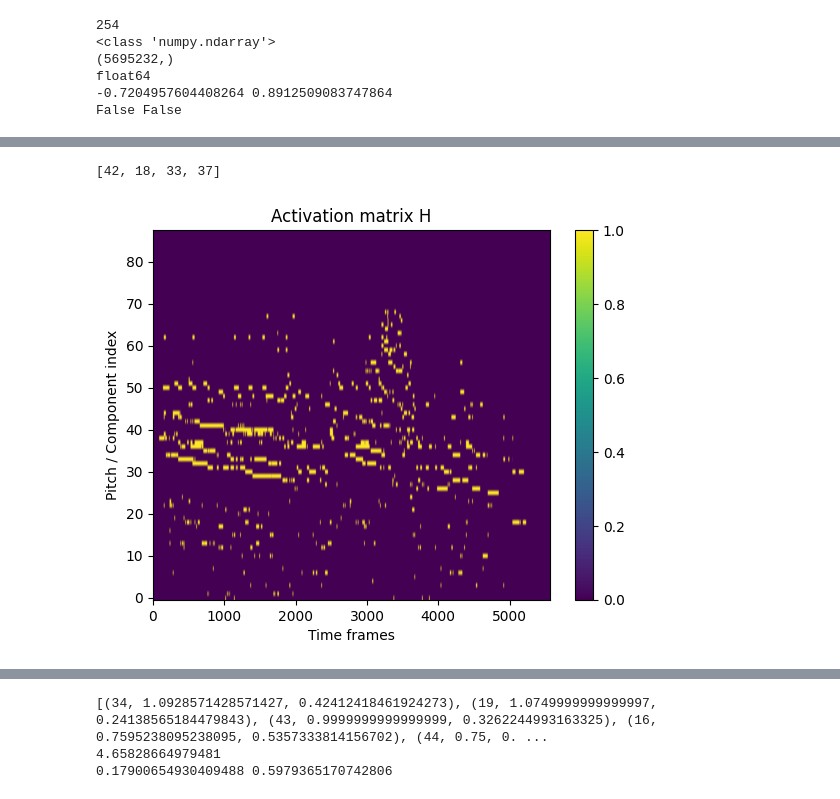
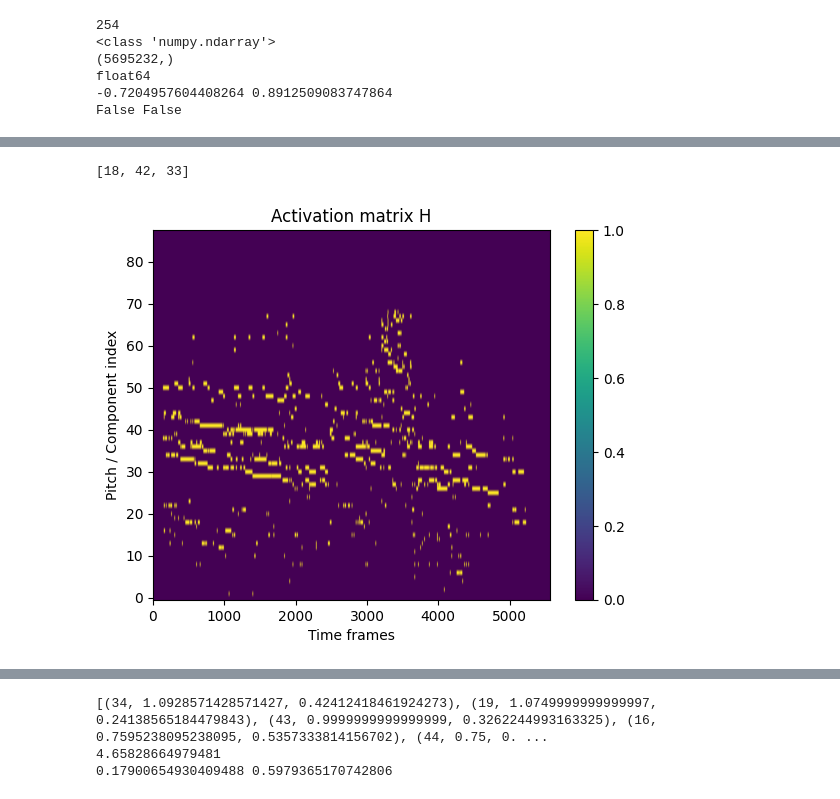
Before and after one commit to bierml/NMFforAMT, a Jupyter notebook: Experimental/Music_Transcribing[NMF].ipynb, the cells around one changed output, grey strips where cells are left out. Cells and saved outputs as stored; diff of their text form; code cells hidden in the pictures.

```diff
--- a/Experimental/Music_Transcribing[NMF].ipynb
+++ b/Experimental/Music_Transcribing[NMF].ipynb
@@ -468,17 +467,25 @@ def transcribe_frame(fr,thr=0.25):
 
 def transcribe_onset(m):
   st = np.zeros((88,))
-  ln = m.shape[1] // 2
+  #ln = m.shape[1] // 2
   r = []
   #print("ln",ln)
   for j in range(m.shape[1]):
     for l in transcribe_frame(m[:,j]):
       st[l] +=1
-  ap = [int(p) for p in top_k_indices(st,20)]
+  ap = [int(p) for p in top_k_indices(st,88)]
+  s = 0
+  summa = np.sum(st)
   for el in ap:
+    s += st[el]
+    if(s>=round((0.7 * summa)) or st[el]==0):
+      break
+    r.append(el)
     #print(el,st[el])
-    if(st[el]>ln):
-      r.append(el)
+    #if(st[el]>ln):
+    #  r.append(el)
+  #print(np.sum(st))
+
   #print(st[ap[0]],st[ap[1]])
   #return ap
   #print(st[ap[0]],st[ap[1]])
@@ -494,37 +501,51 @@ def transcribe_H(Y,os):
       for n in nts:
         if(np.max(Y[n,i-4:i+4])>0.5):
           tr[n,i] = 1
+        #else:
+        #  nts.remove(n)
+      #if(len(nts)==0):
+        #break
+  '''nts = transcribe_onset(Y[:,os[len(os)-1]:os[len(os)-1]+10])
+  for n in nts:
+    tr[n,os[len(os)-1]:os[len(os)-1]+10] = 1
+  print(Y.shape[1])
+  for i in range(os[len(os)-1]+10,Y.shape[1]-5):
+    for n in nts:
+      if(np.max(Y[n,i-4:i+5])>0.5):
+        tr[n,i] = 1'''
   return tr
 
 def pitch_energy(fp,p):
   en = 0
   en_t = np.sum(np.square(fp))
   h = pitch_harmonics(p)
   h = [m for m in h if m <= 87]
   #print(h)
   for l in h:
     en += fp[l]**2
   #print(en)
   return float(en/en_t)
   #return en[0,0]
 #print(transcribe_frame(H_m[:,1]))
 print(transcribe_onset(Y[:,479:489]))
 #print(transcribe_frame(Y[:,152]))
 #print(Y[38,203],Y[39,203])
 
 trscrptn = transcribe_H(Y,onsets)
+trscrptn[0,:] = 0
+trscrptn = enforce_min_duration(trscrptn,min_len=10)
 import matplotlib.pyplot as plt
 plt.figure()
 #plt.imshow(H_v, aspect='auto', origin='lower')
 #plt.imshow(Y[:,140:160], aspect='auto', origin='lower')
 #plt.imshow(Y[:,479:489], aspect='auto', origin='lower')
 plt.imshow(trscrptn, aspect='auto', origin='lower')
 #plt.imshow(Y, aspect='auto', origin='lower')
 plt.colorbar()
 plt.title("Activation matrix H")
 plt.xlabel("Time frames")
 plt.ylabel("Pitch / Component index")
 plt.show()
 # %% [output]
-[42, 18, 33, 37]
+[18, 42, 33]
-[figure, old version]
+[figure, new version]
```
Also changed, not shown: parts of 8 cells of this notebook, 1 other file.
